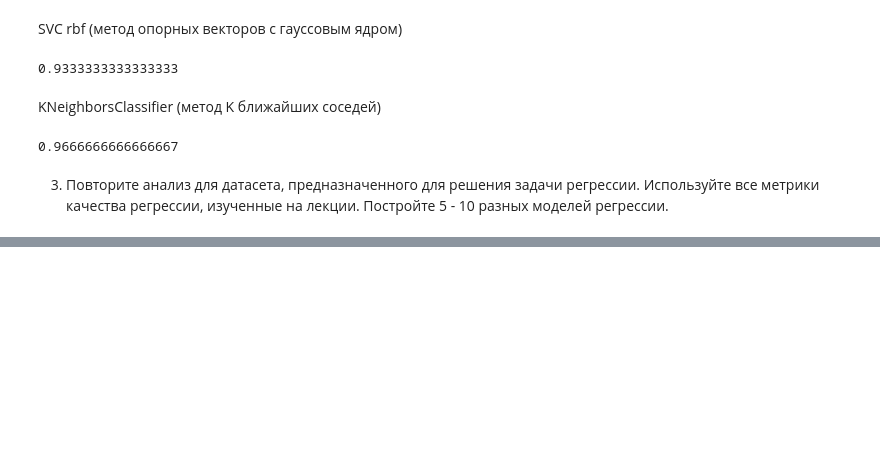
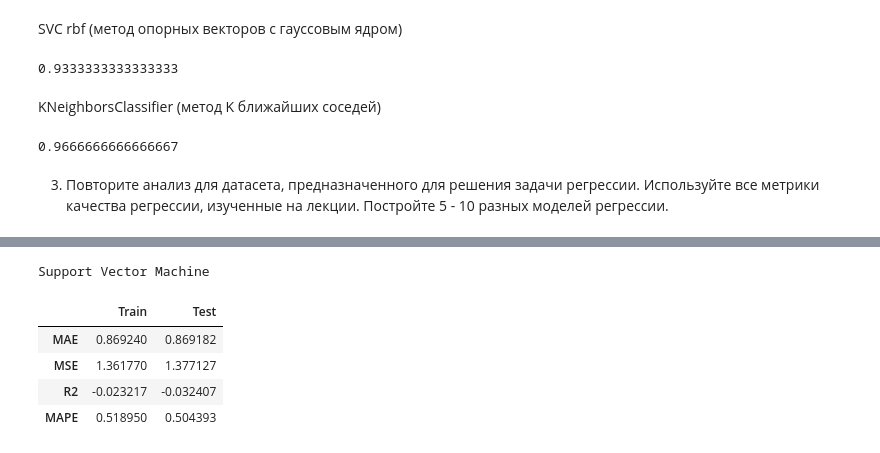
Before and after one commit to XJIE6yIlIek/my_projects_fu, a Jupyter notebook: ML/4_1.ipynb, the cells around one changed output, grey strips where cells are left out. Drawn from its saved outputs; the diff is of its cells as text; code cells hidden in the pictures; blank space fills up the shorter version.

```diff
--- a/ML/4_1.ipynb
+++ b/ML/4_1.ipynb
@@ -374,0 +412,12 @@ accuracy_score(y_test, y_test_pred)
+# %%
+y_train_pred = svr.predict(X_train)
+y_test_pred = svr.predict(X_test)
+print("Support Vector Machine")
+metrics_table_reg(y_train, y_train_pred, y_test, y_test_pred)
+# %% [output]
+Support Vector Machine
+|  | Train | Test |
+| MAE | 0.869240 | 0.869182 |
+| MSE | 1.361770 | 1.377127 |
+| R2 | -0.023217 | -0.032407 |
+| MAPE | 0.518950 | 0.504393 |
```
Also changed, not shown: parts of 34 cells of this notebook.
